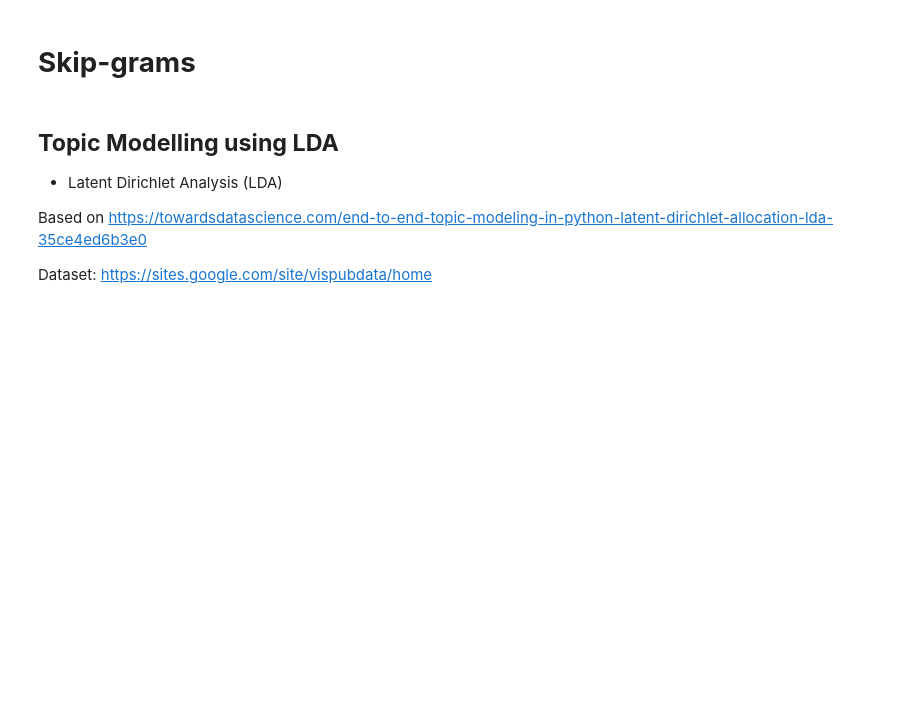
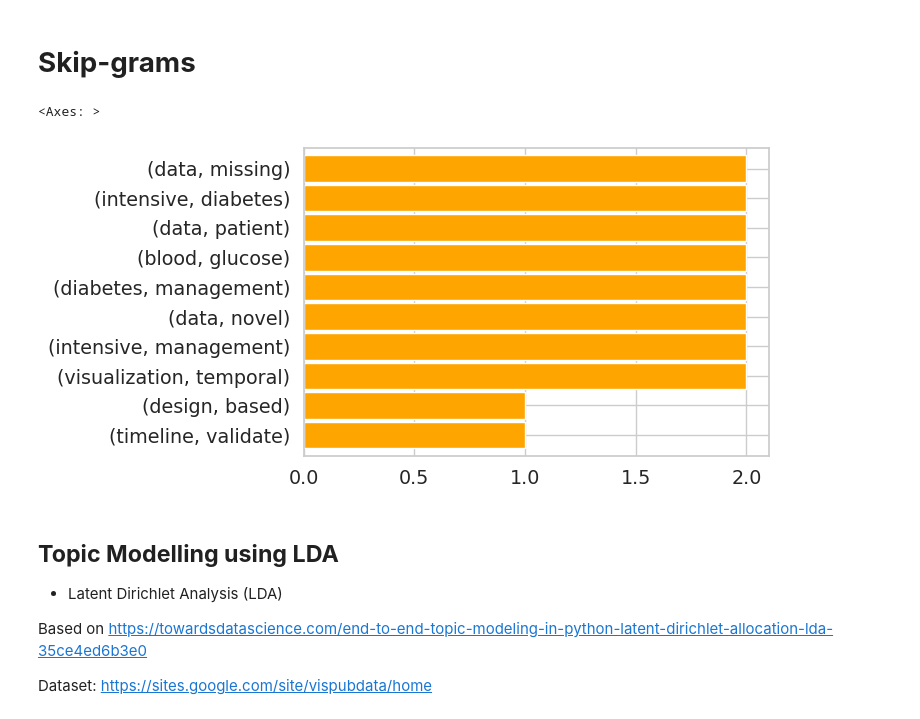
Before and after one commit to Ricardomanuel1/Maestr-a_Ciencia_de_Datos, a Jupyter notebook: 2.2 VISUALIZACIÓN/DS_TextProcessingII.ipynb, the cells around one changed output. Cells and saved outputs as stored; diff of their text form; code cells hidden in the pictures; blank space fills up the shorter version.

```diff
--- a/2.2 VISUALIZACIÓN/DS_TextProcessingII.ipynb
+++ b/2.2 VISUALIZACIÓN/DS_TextProcessingII.ipynb
@@ -307,11 +411,15 @@ bigrams_series.sort_values().plot.barh(color='blue', width=.9, figsize=(6, 4))
 # %% [markdown]
 # **Skip-grams**
 # %%
-skipgrams = nltk.skipgrams(word_tokenize(papers['paper_text_processed'][0]), 3, 2)
+skipgrams = nltk.skipgrams(word_tokenize(papers['paper_text_processed'][0]), 2, 2)
+#bigram y 2 saltos
 
 # visualization
 skipgrams_series = (pd.Series(skipgrams).value_counts())[:10]
 skipgrams_series.sort_values().plot.barh(color='orange', width=.9, figsize=(6, 4))
+# %% [output]
+<Axes: >
+[figure, added]
 # %% [markdown]
 ## **Topic Modelling using LDA**
 * Latent Dirichlet Analysis (LDA)
```
Also changed, not shown: parts of 17 cells of this notebook.
